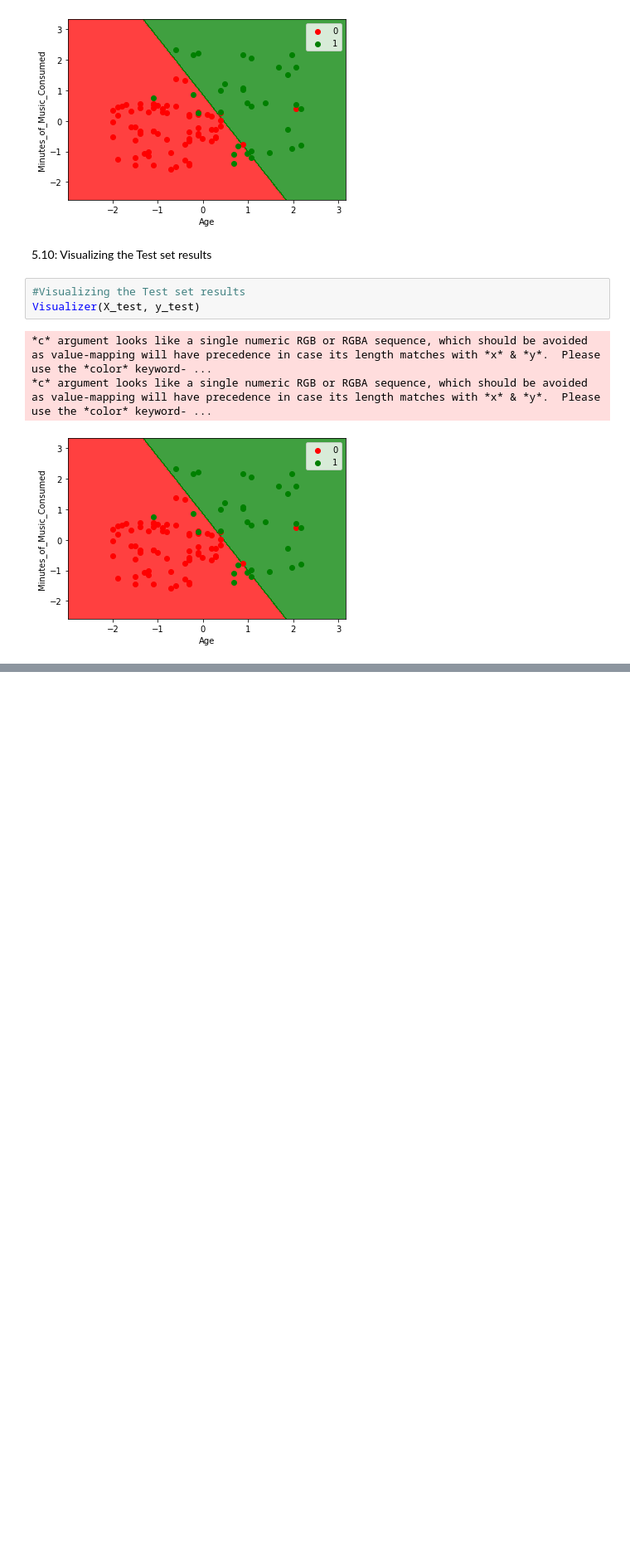
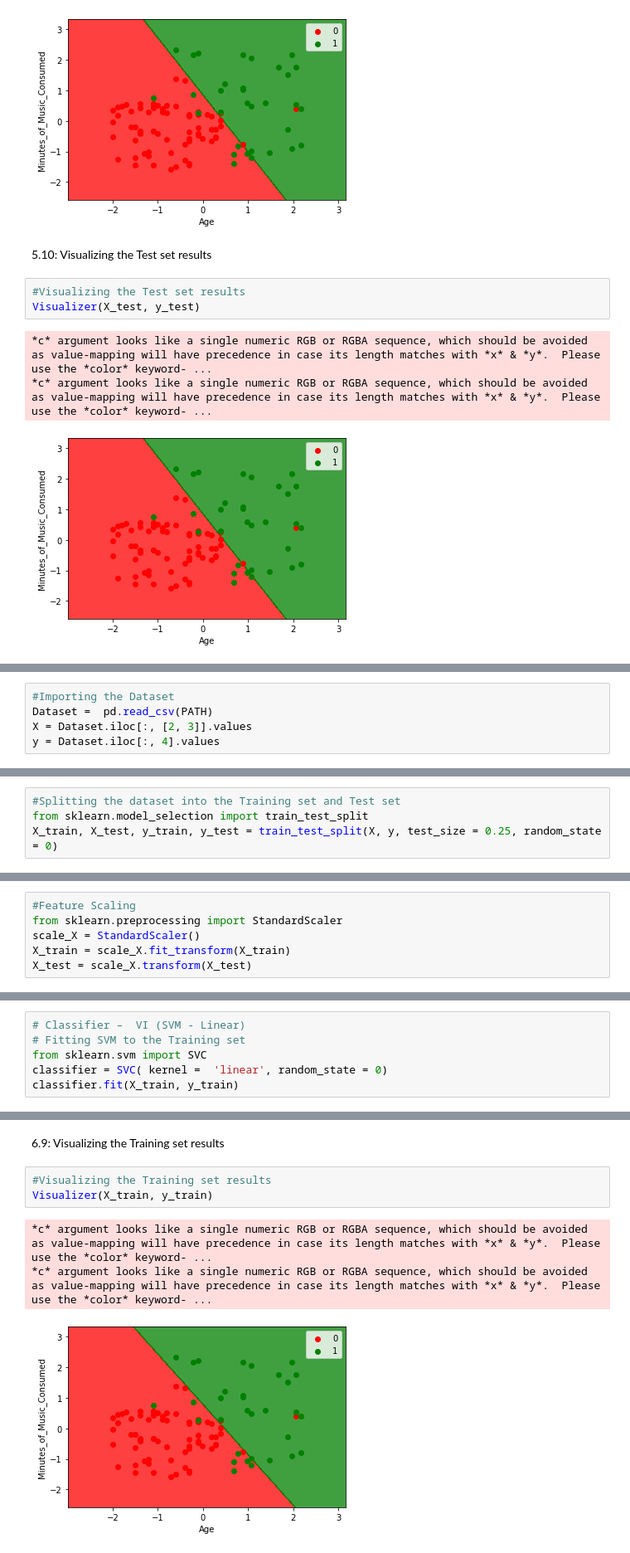
Before and after one commit to bhatiaparteek/ml_with_python, a Jupyter notebook: Chapter 11 Implementation of Classifiers/Chapter_11_Implementation_of_Classifiers_.ipynb, the cells around one changed output, grey strips where cells are left out. Shown at 83% size. Drawn from its saved outputs; the diff is of its cells as text; blank space fills up the shorter version.

Commit message:
Classifiers models

```diff
--- a/Chapter 11 Implementation of Classifiers/Chapter_11_Implementation_of_Classifiers.ipynb
+++ b/Chapter 11 Implementation of Classifiers/Chapter_11_Implementation_of_Classifiers_.ipynb
@@ -494,0 +506,5 @@ Visualizer(X_test, y_test)
+# %%
+#Importing the Dataset
+Dataset =  pd.read_csv(PATH)
+X = Dataset.iloc[:, [2, 3]].values
+y = Dataset.iloc[:, 4].values
@@ -494,0 +513,4 @@ Visualizer(X_test, y_test)
+# %%
+#Splitting the dataset into the Training set and Test set
+from sklearn.model_selection import train_test_split
+X_train, X_test, y_train, y_test = train_test_split(X, y, test_size = 0.25, random_state = 0)
@@ -494,0 +519,6 @@ Visualizer(X_test, y_test)
+# %%
+#Feature Scaling
+from sklearn.preprocessing import StandardScaler
+scale_X = StandardScaler()
+X_train = scale_X.fit_transform(X_train)
+X_test = scale_X.transform(X_test)
@@ -494,0 +527,6 @@ Visualizer(X_test, y_test)
+# %%
+# Classifier –  VI (SVM - Linear)
+# Fitting SVM to the Training set
+from sklearn.svm import SVC
+classifier = SVC( kernel =  'linear', random_state = 0)
+classifier.fit(X_train, y_train)
@@ -494,0 +570,9 @@ Visualizer(X_test, y_test)
+# %% [markdown]
+6.9: Visualizing the Training set results
+# %%
+#Visualizing the Training set results
+Visualizer(X_train, y_train)
+# %% [output]
+*c* argument looks like a single numeric RGB or RGBA sequence, which should be avoided as value-mapping will have precedence in case its length matches with *x* & *y*.  Please use the *color* keyword- ...
+*c* argument looks like a single numeric RGB or RGBA sequence, which should be avoided as value-mapping will have precedence in case its length matches with *x* & *y*.  Please use the *color* keyword- ...
+[figure, added]
```
Also changed, not shown: parts of 38 cells of this notebook, 1 other file.
